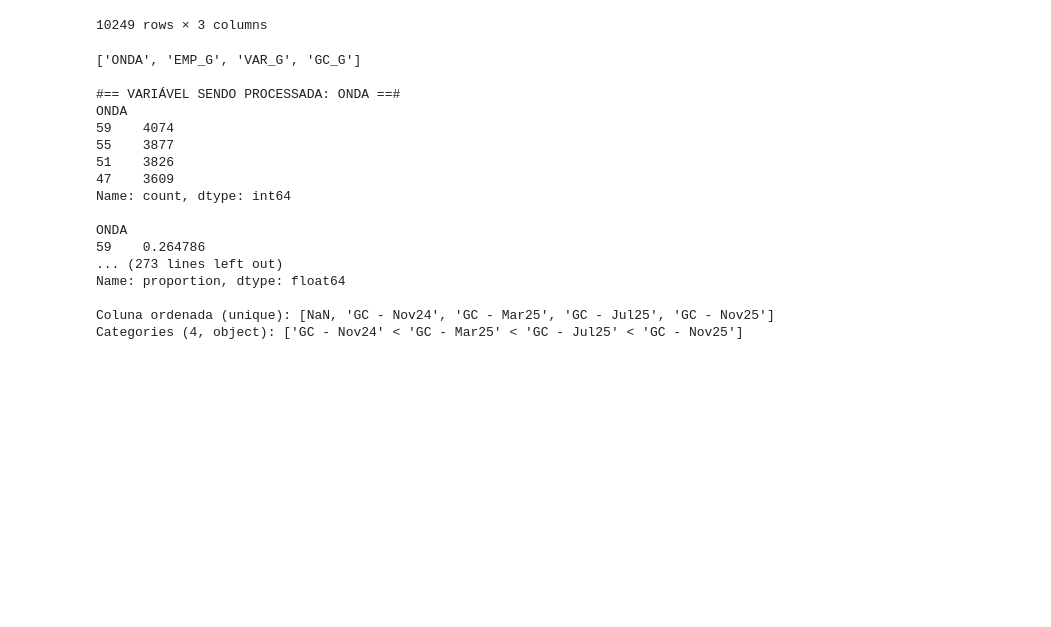
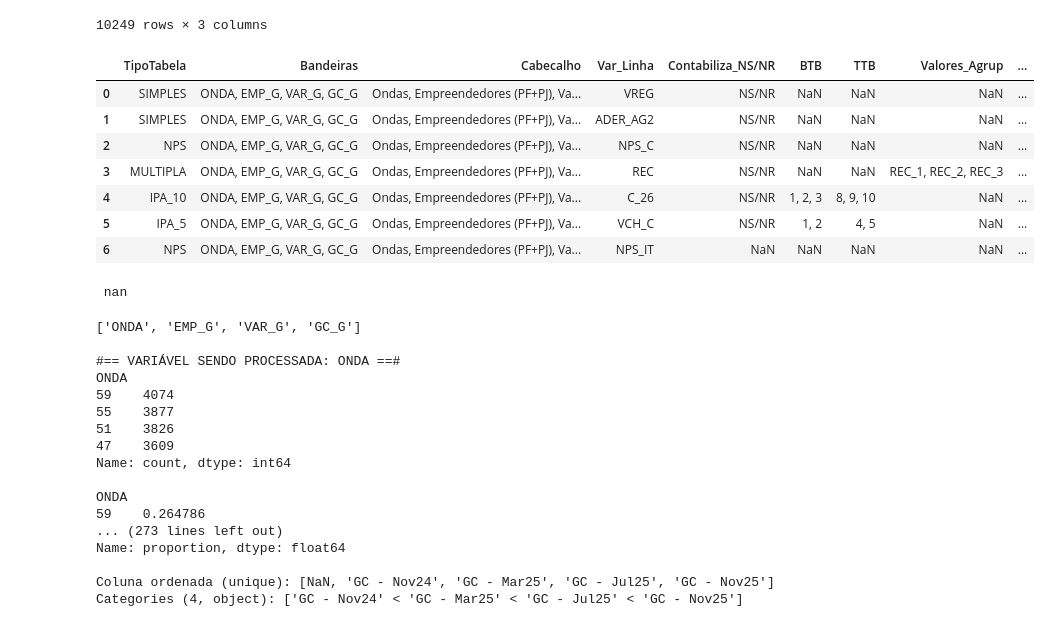
Before and after one commit to RaynerSantos/Processamento-Estatistico, a Jupyter notebook: App/Processamento.ipynb, the cells around one changed output. Drawn from its saved outputs; the diff is of its cells as text; code cells hidden in the pictures; blank space fills up the shorter version.

```diff
--- a/App/Processamento.ipynb
+++ b/App/Processamento.ipynb
@@ -79,3 +79,19 @@ lista_labels
 | 10248 | GC_G | 3 | GC - Jul25 |
 | 10249 | GC_G | 4 | GC - Nov25 |
 10249 rows × 3 columns
+# %%
+# Carregar a Sintaxe
+path = r"C:\Users\rayner.santos\Downloads\Consistencia e Processamento\Cielo\Sintaxe_Cielo_Satisfacao_Nov25.xlsx"
+sintaxe = pd.read_excel(path, sheet_name="Teste2")
+display(sintaxe)
+print("\n\n", sintaxe.loc[6, "Contabiliza_NS/NR"])
+# %% [output]
+|  | TipoTabela | Bandeiras | Cabecalho | Var_Linha | Contabiliza_NS/NR | BTB | TTB | Valores_Agrup | ... |
+| 0 | SIMPLES | ONDA, EMP_G, VAR_G, GC_G | Ondas, Empreendedores (PF+PJ), Va... | VREG | NS/NR | NaN | NaN | NaN | ... |
+| 1 | SIMPLES | ONDA, EMP_G, VAR_G, GC_G | Ondas, Empreendedores (PF+PJ), Va... | ADER_AG2 | NS/NR | NaN | NaN | NaN | ... |
+| 2 | NPS | ONDA, EMP_G, VAR_G, GC_G | Ondas, Empreendedores (PF+PJ), Va... | NPS_C | NS/NR | NaN | NaN | NaN | ... |
+| 3 | MULTIPLA | ONDA, EMP_G, VAR_G, GC_G | Ondas, Empreendedores (PF+PJ), Va... | REC | NS/NR | NaN | NaN | REC_1, REC_2, REC_3 | ... |
+| 4 | IPA_10 | ONDA, EMP_G, VAR_G, GC_G | Ondas, Empreendedores (PF+PJ), Va... | C_26 | NS/NR | 1, 2, 3 | 8, 9, 10 | NaN | ... |
+| 5 | IPA_5 | ONDA, EMP_G, VAR_G, GC_G | Ondas, Empreendedores (PF+PJ), Va... | VCH_C | NS/NR | 1, 2 | 4, 5 | NaN | ... |
+| 6 | NPS | ONDA, EMP_G, VAR_G, GC_G | Ondas, Empreendedores (PF+PJ), Va... | NPS_IT | NaN | NaN | NaN | NaN | ... |
+ nan
```
Also changed, not shown: parts of 1 cell of this notebook, 1 other file.
